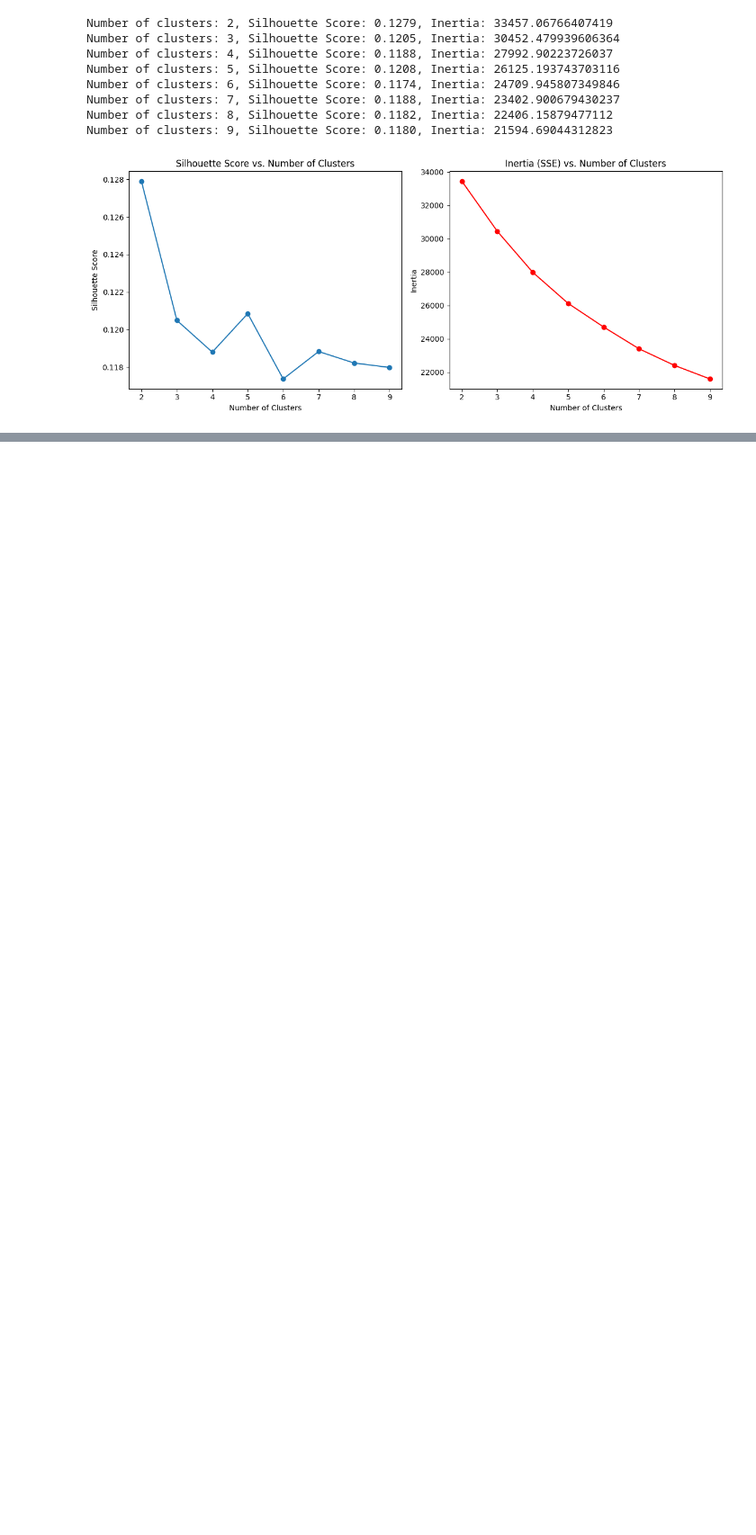
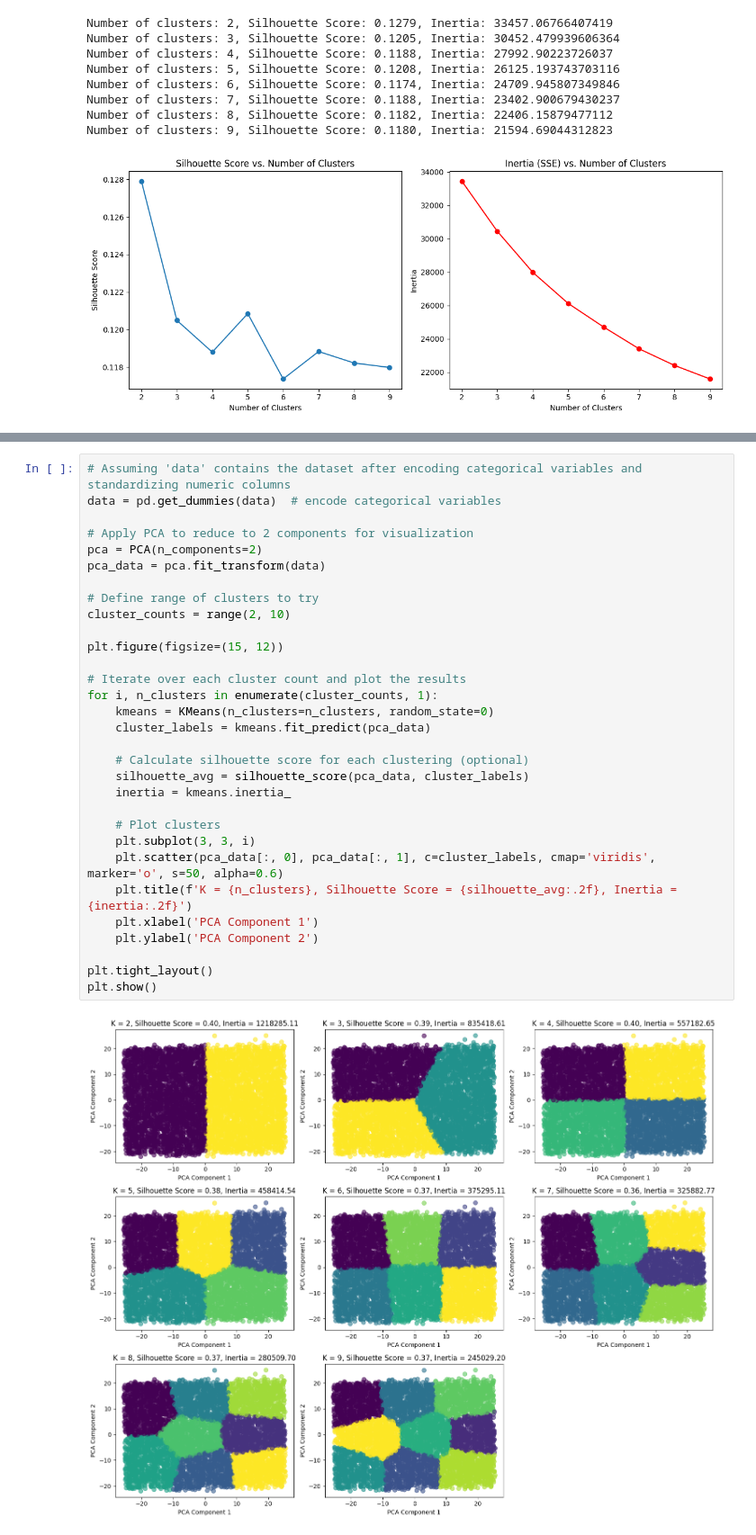
Before and after one commit to JudoboyAlex/student_performance_prediction, a Jupyter notebook: student_performance_prediction.ipynb, the cells around one changed output, grey strips where cells are left out. Shown at 90% size. Saved outputs shown, nothing was run; the diff lists cells and outputs as text; blank space fills up the shorter version.

```diff
--- a/student_performance_prediction.ipynb
+++ b/student_performance_prediction.ipynb
@@ -292,0 +301,33 @@ Number of clusters: 9, Silhouette Score: 0.1180, Inertia: 21594.69044312823
+# %%
+# Assuming 'data' contains the dataset after encoding categorical variables and standardizing numeric columns
+data = pd.get_dummies(data)  # encode categorical variables
+
+# Apply PCA to reduce to 2 components for visualization
+pca = PCA(n_components=2)
+pca_data = pca.fit_transform(data)
+
+# Define range of clusters to try
+cluster_counts = range(2, 10)
+
+plt.figure(figsize=(15, 12))
+
+# Iterate over each cluster count and plot the results
+for i, n_clusters in enumerate(cluster_counts, 1):
+    kmeans = KMeans(n_clusters=n_clusters, random_state=0)
+    cluster_labels = kmeans.fit_predict(pca_data)
+
+    # Calculate silhouette score for each clustering (optional)
+    silhouette_avg = silhouette_score(pca_data, cluster_labels)
+    inertia = kmeans.inertia_
+
+    # Plot clusters
+    plt.subplot(3, 3, i)
+    plt.scatter(pca_data[:, 0], pca_data[:, 1], c=cluster_labels, cmap='viridis', marker='o', s=50, alpha=0.6)
+    plt.title(f'K = {n_clusters}, Silhouette Score = {silhouette_avg:.2f}, Inertia = {inertia:.2f}')
+    plt.xlabel('PCA Component 1')
+    plt.ylabel('PCA Component 2')
+
+plt.tight_layout()
+plt.show()
+# %% [output]
+[figure, added]
```
Also changed, not shown: parts of 3 cells of this notebook.
